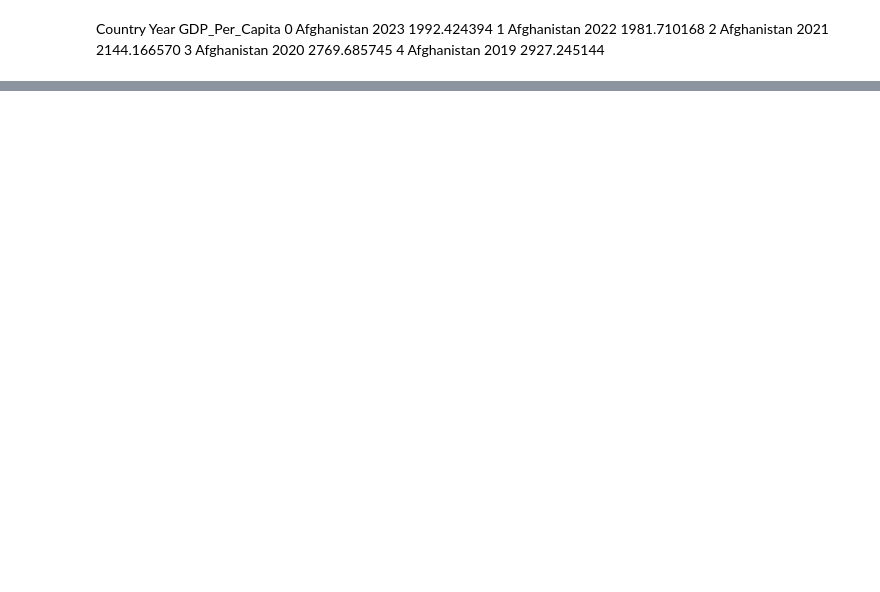
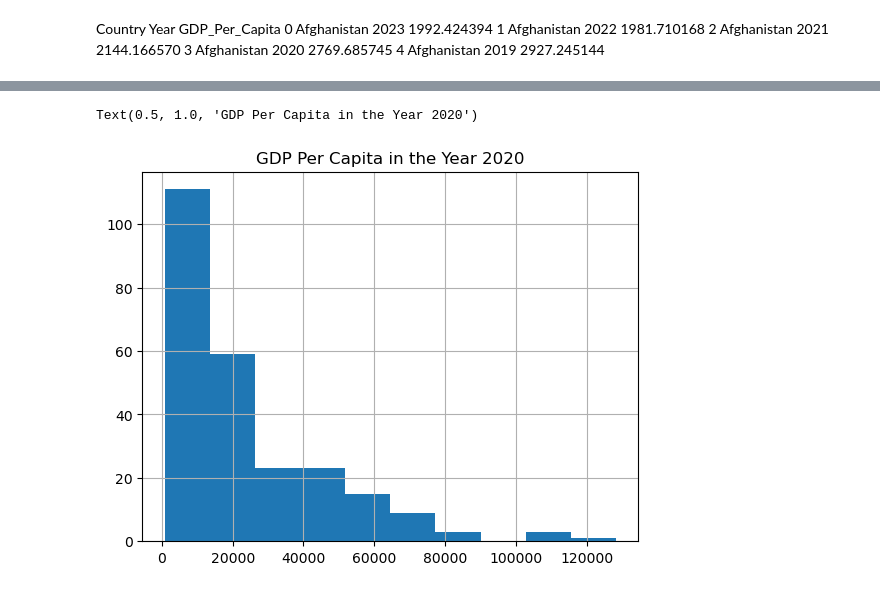
Before and after one commit to NewForce-Cohort-10-Data/gdp-and-internet-usage-Epizelus, a Jupyter notebook: notebook/PersonalProject.ipynb, the cells around one changed output, grey strips where cells are left out. Drawn from its saved outputs; the diff is of its cells as text; code cells hidden in the pictures; blank space fills up the shorter version.

```diff
--- a/notebook/PersonalProject.ipynb
+++ b/notebook/PersonalProject.ipynb
@@ -50,0 +102,6 @@ Country	Year	GDP_Per_Capita
+# %%
+new_gdp['GDP_Per_Capita'].hist()
+plt.title('GDP Per Capita in the Year 2020')
+# %% [output]
+Text(0.5, 1.0, 'GDP Per Capita in the Year 2020')
+[figure, added]
```
Also changed, not shown: parts of 26 cells of this notebook.
